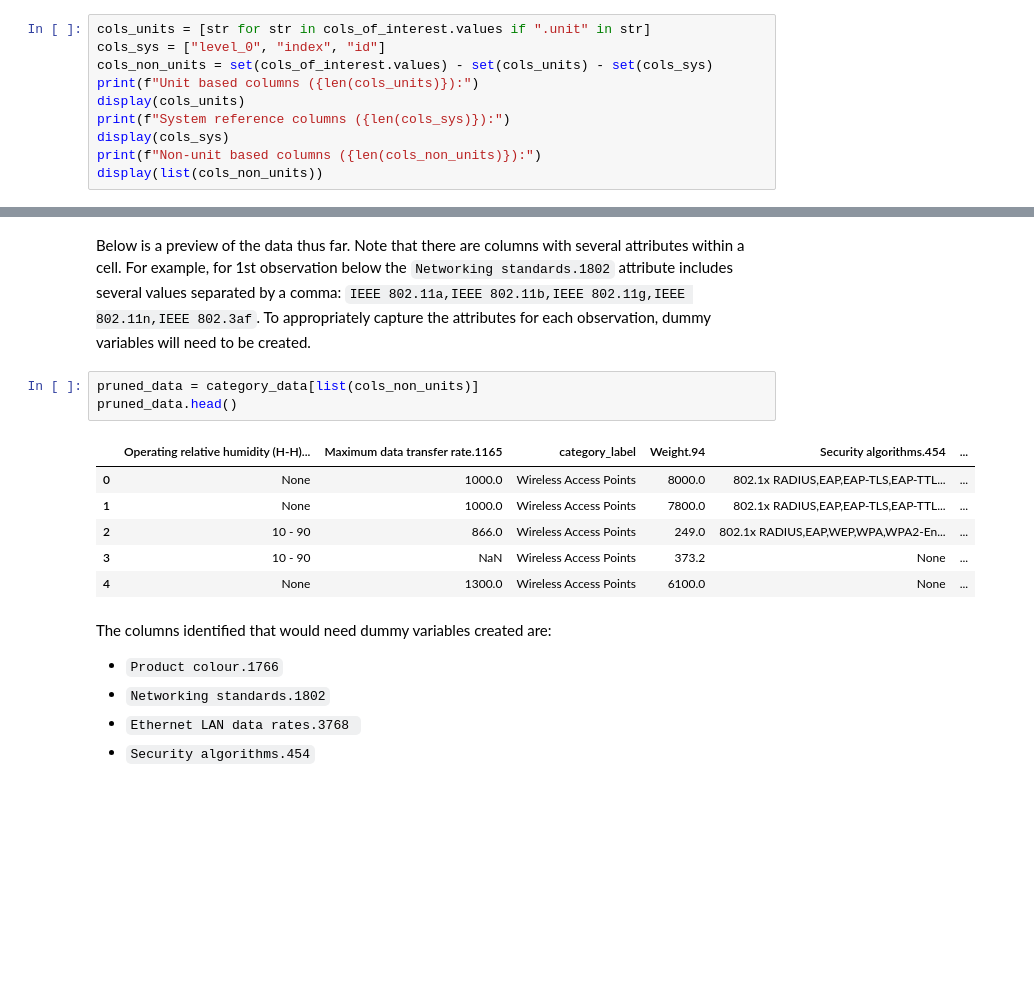
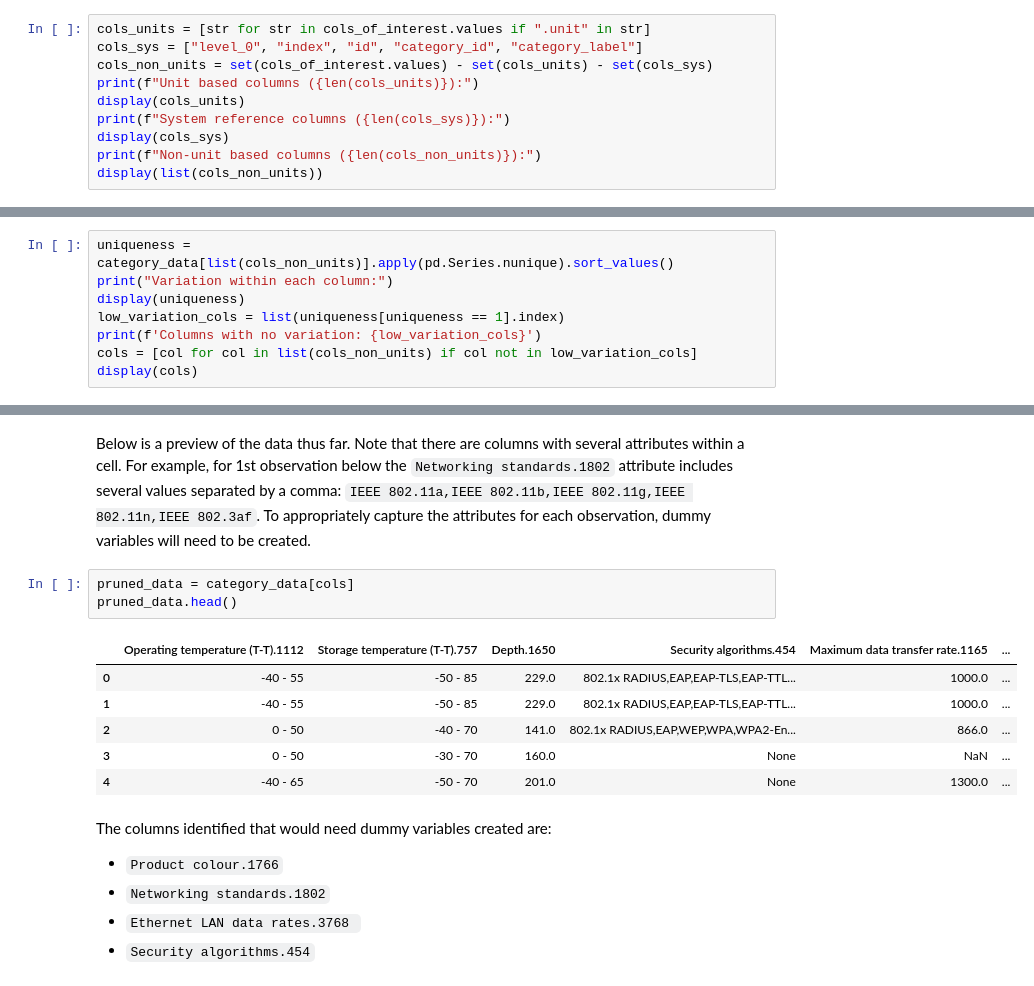
Before and after one commit to bigarabuza/StiboSystems, a Jupyter notebook: IceCat Full/analysis_ice_cat_full.ipynb, the cells around one changed output, grey strips where cells are left out. Drawn from its saved outputs; the diff is of its cells as text; blank space fills up the shorter version.

```diff
--- a/IceCat Full/analysis_ice_cat_full.ipynb
+++ b/IceCat Full/analysis_ice_cat_full.ipynb
@@ -72,7 +72,7 @@ Columns can be broken into two buckets:
 - *Non-unit based columns*: these will be further investigated for possible inclusion in imputation analysis
 # %%
 cols_units = [str for str in cols_of_interest.values if ".unit" in str]
-cols_sys = ["level_0", "index", "id"]
+cols_sys = ["level_0", "index", "id", "category_id", "category_label"]
 cols_non_units = set(cols_of_interest.values) - set(cols_units) - set(cols_sys)
 print(f"Unit based columns ({len(cols_units)}):")
 display(cols_units)
@@ -113,0 +114,8 @@ Non-unit based columns (18):
+# %%
+uniqueness = category_data[list(cols_non_units)].apply(pd.Series.nunique).sort_values()
+print("Variation within each column:")
+display(uniqueness)
+low_variation_cols = list(uniqueness[uniqueness == 1].index)
+print(f'Columns with no variation: {low_variation_cols}')
+cols = [col for col in list(cols_non_units) if col not in low_variation_cols]
+display(cols)
@@ -114,15 +156,15 @@ Non-unit based columns (18):
 # %% [markdown]
 Below is a preview of the data thus far. Note that there are columns with several attributes within a cell. For example, for 1st observation below the `Networking standards.1802` attribute includes several values separated by a comma: `IEEE 802.11a,IEEE 802.11b,IEEE 802.11g,IEEE 802.11n,IEEE 802.3af`. To appropriately capture the attributes for each observation, dummy variables will need to be created.
 # %%
-pruned_data = category_data[list(cols_non_units)]
+pruned_data = category_data[cols]
 pruned_data.head()
 # %% [output]
-|  | Operating relative humidity (H-H)... | Maximum data transfer rate.1165 | category_label | Weight.94 | Security algorithms.454 | ... |
-| 0 | None | 1000.0 | Wireless Access Points | 8000.0 | 802.1x RADIUS,EAP,EAP-TLS,EAP-TTL... | ... |
-| 1 | None | 1000.0 | Wireless Access Points | 7800.0 | 802.1x RADIUS,EAP,EAP-TLS,EAP-TTL... | ... |
-| 2 | 10 - 90 | 866.0 | Wireless Access Points | 249.0 | 802.1x RADIUS,EAP,WEP,WPA,WPA2-En... | ... |
-| 3 | 10 - 90 | NaN | Wireless Access Points | 373.2 | None | ... |
-| 4 | None | 1300.0 | Wireless Access Points | 6100.0 | None | ... |
+|  | Operating temperature (T-T).1112 | Storage temperature (T-T).757 | Depth.1650 | Security algorithms.454 | Maximum data transfer rate.1165 | ... |
+| 0 | -40 - 55 | -50 - 85 | 229.0 | 802.1x RADIUS,EAP,EAP-TLS,EAP-TTL... | 1000.0 | ... |
+| 1 | -40 - 55 | -50 - 85 | 229.0 | 802.1x RADIUS,EAP,EAP-TLS,EAP-TTL... | 1000.0 | ... |
+| 2 | 0 - 50 | -40 - 70 | 141.0 | 802.1x RADIUS,EAP,WEP,WPA,WPA2-En... | 866.0 | ... |
+| 3 | 0 - 50 | -30 - 70 | 160.0 | None | NaN | ... |
+| 4 | -40 - 65 | -50 - 70 | 201.0 | None | 1300.0 | ... |
 # %% [markdown]
 The columns identified that would need dummy variables created are:
 - `Product colour.1766`
```
Also changed, not shown: parts of 8 cells of this notebook, 1 other file.
